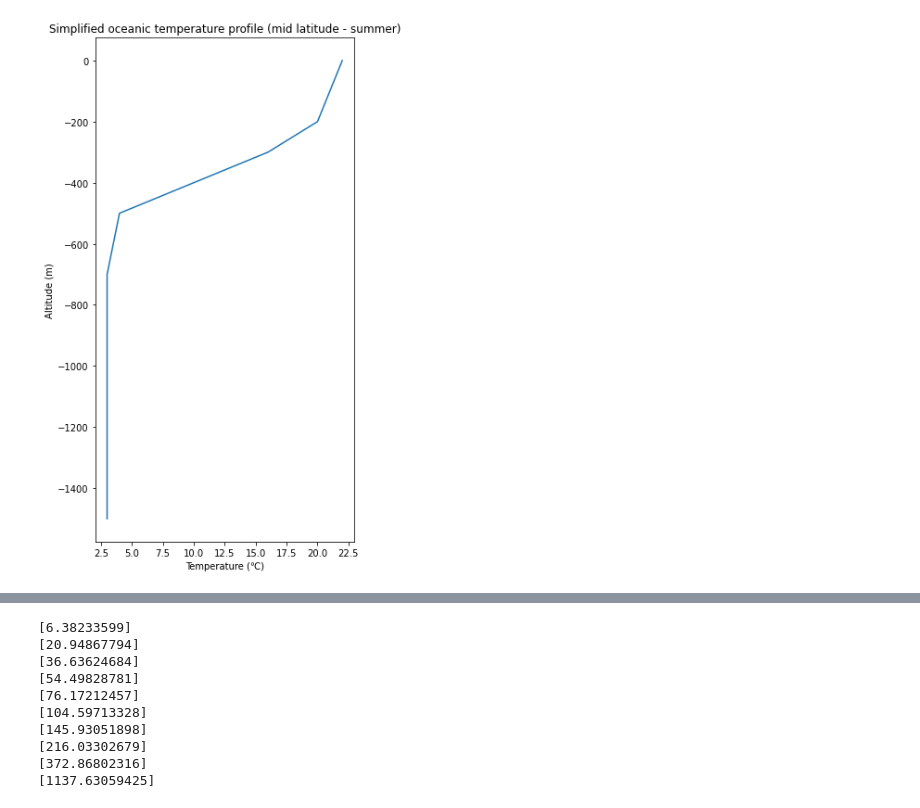
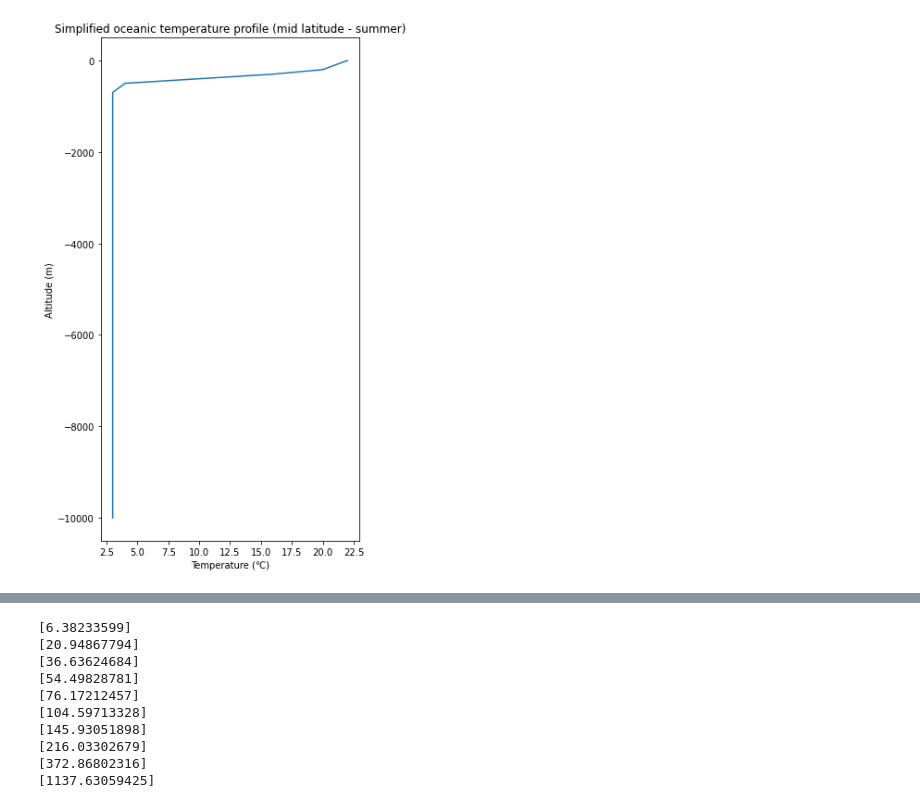
Before and after one commit to ahernot/data2021-bruits-mer, a Jupyter notebook: sound_propagation.ipynb, the cells around one changed output, grey strips where cells are left out. Drawn from its saved outputs; the diff is of its cells as text; code cells hidden in the pictures.

```diff
--- a/sound_propagation.ipynb
+++ b/sound_propagation.ipynb
@@ -4,37 +4,39 @@ import numpy as np
 
 from physics.sound_propagation import *
 # %%
+# from https://archive.bigelow.org/shipmates/octemp.html
 temp_profile = np.array([
     [0, 22],
     [100, 21],
     [200, 20],
     [300, 16],
     [400, 10],
     [500, 4],
     [600, 3.5],
     [700, 3],
     [800, 3],
     [900, 3],
     [1000, 3],
     [1100, 3],
     [1200, 3],
     [1300, 3],
     [1400, 3],
-    [1500, 3]
+    [1500, 3],
+    [10000, 3]
 ])
 
 plt.figure(figsize=(5, 10))
 plt.plot(temp_profile[:, 1], -1 * temp_profile[:, 0])
 plt.xlabel('Temperature (℃)')
 plt.ylabel('Altitude (m)')
 plt.title('Simplified oceanic temperature profile (mid latitude - summer)')
 plt.show()
 
 
 temperature = temp_profile.T
 temperature[0] *= -1
 # %% [output]
-[figure, old version]
+[figure, new version]
 # %%
 def calc_T_old (z):
     z_ref = temperature[0]
```
Also changed, not shown: parts of 7 cells of this notebook.
